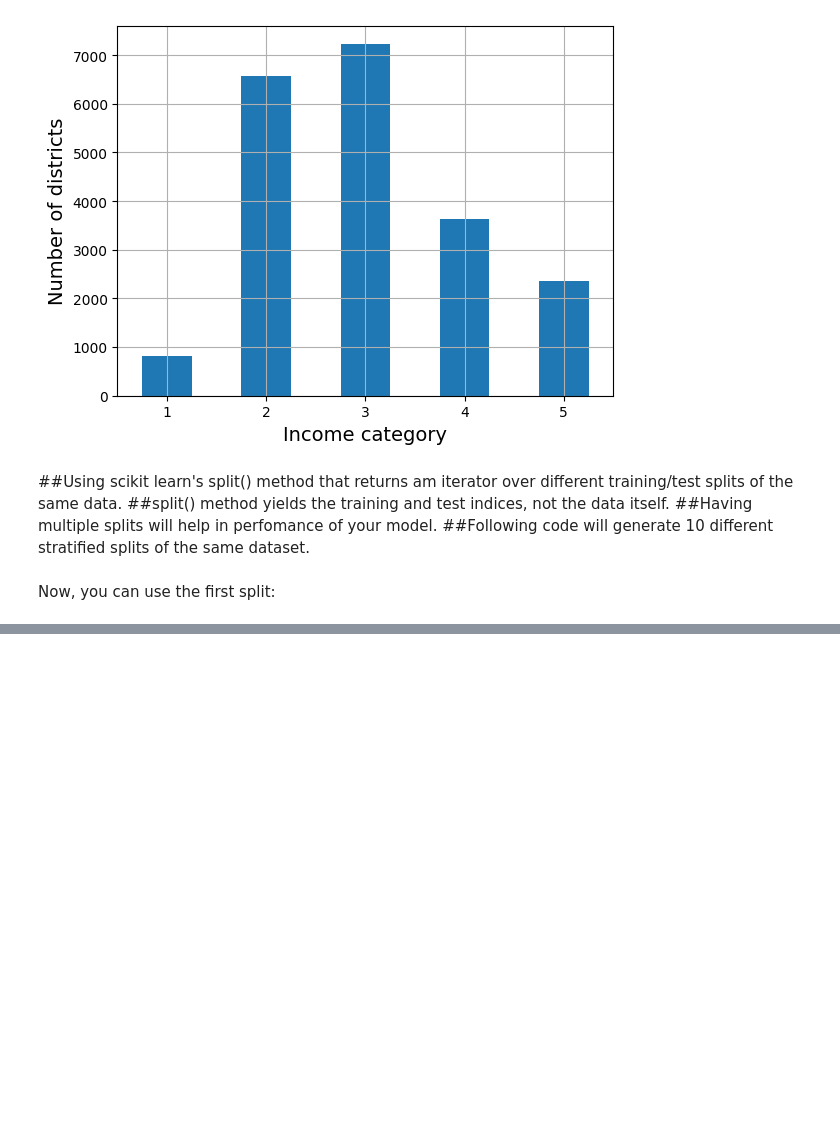
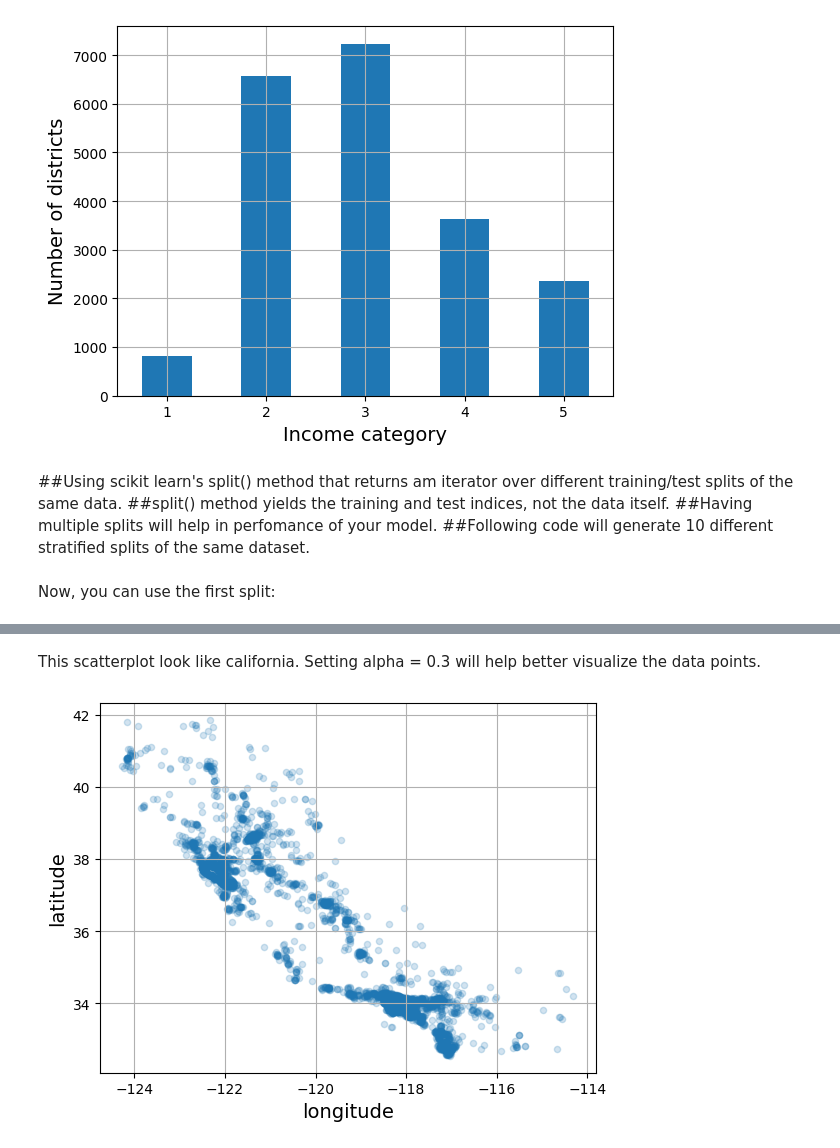
Before and after one commit to sonalsinghk/HandsOnML, a Jupyter notebook: 2_end_to_end_ml_sonal.ipynb, the cells around one changed output, grey strips where cells are left out. Drawn from its saved outputs; the diff is of its cells as text; code cells hidden in the pictures; blank space fills up the shorter version.

```diff
--- a/2_end_to_end_ml_sonal.ipynb
+++ b/2_end_to_end_ml_sonal.ipynb
@@ -200,0 +258,8 @@ strat_test_set["income_cat"].value_counts() / len(strat_test_set)
+# %% [markdown]
+  This scatterplot look like california.
+  Setting alpha = 0.3 will help better visualize the data points.
+# %%
+housing.plot(kind="scatter",x="longitude",y="latitude",grid=True,alpha=0.2)
+plt.show()
+# %% [output]
+[figure, added]
```
Also changed, not shown: parts of 27 cells of this notebook.
